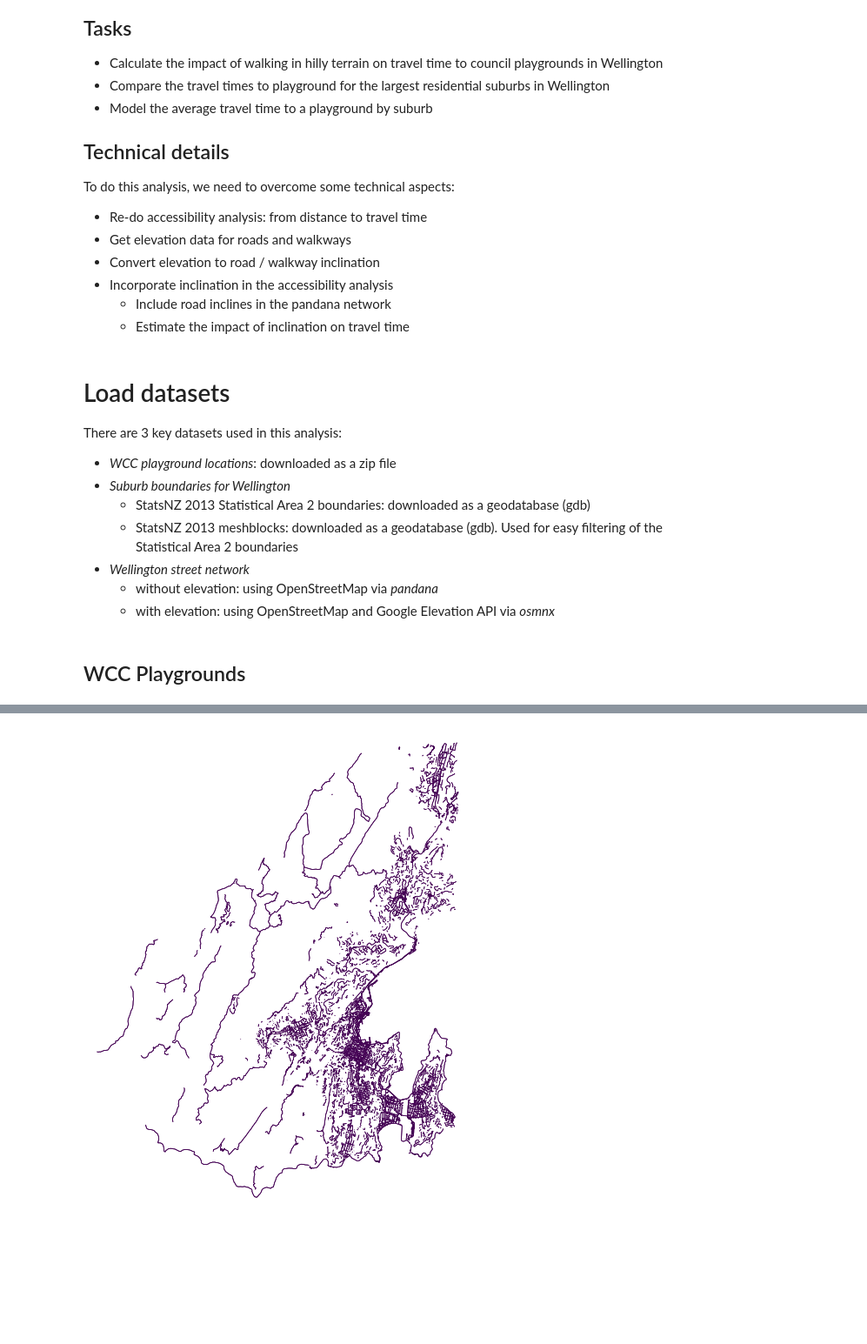
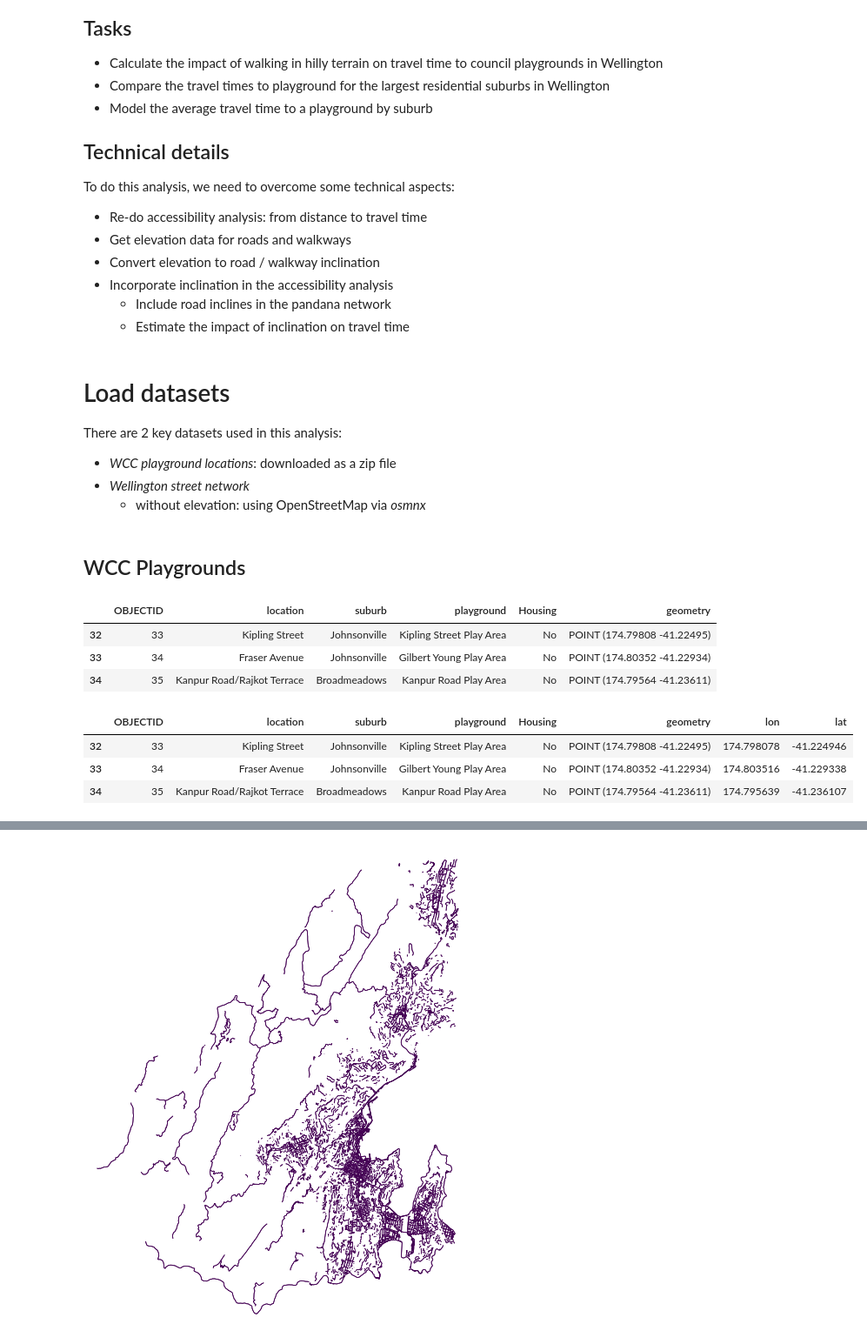
Before and after one commit to shriv/maptime-jul21, a Jupyter notebook: Walking to the park on a computer.ipynb, the cells around one changed output, grey strips where cells are left out. Shown at 87% size. Cells and saved outputs as stored; diff of their text form; code cells hidden in the pictures; blank space fills up the shorter version.

```diff
--- a/Walking to the park on a computer.ipynb
+++ b/Walking to the park on a computer.ipynb
@@ -66,18 +64,26 @@ mean_lon = np.mean([west, east])
 # %% [markdown]
 # Load datasets
 
-There are 3 key datasets used in this analysis:
+There are 2 key datasets used in this analysis:
 - *WCC playground locations*: downloaded as a zip file
-- *Suburb boundaries for Wellington*
-    - StatsNZ 2013 Statistical Area 2 boundaries: downloaded as a geodatabase (gdb)
-    - StatsNZ 2013 meshblocks: downloaded  as a geodatabase (gdb). Used for easy filtering of the Statistical Area 2 boundaries
 - *Wellington street network*
-    - without elevation: using OpenStreetMap via *pandana*
-    - with elevation: using OpenStreetMap and Google Elevation API via *osmnx*
+    - without elevation: using OpenStreetMap via *osmnx*
 # %% [markdown]
 ## WCC Playgrounds
+# %%
+wcc_playgrounds = geopandas.read_file('zip://./data/WCC_Playgrounds.zip')
+wcc_playgrounds.iloc[32:35]
+# %% [output]
+|  | OBJECTID | location | suburb | playground | Housing | geometry |
+| 32 | 33 | Kipling Street | Johnsonville | Kipling Street Play Area | No | POINT (174.79808 -41.22495) |
+| 33 | 34 | Fraser Avenue | Johnsonville | Gilbert Young Play Area | No | POINT (174.80352 -41.22934) |
+| 34 | 35 | Kanpur Road/Rajkot Terrace | Broadmeadows | Kanpur Road Play Area | No | POINT (174.79564 -41.23611) |
 # %%
-wcc_playgrounds = geopandas.read_file('zip://./data/WCC_Playgrounds.zip')
 wcc_playgrounds['lon'] = wcc_playgrounds['geometry'].apply(lambda p: p.x)
 wcc_playgrounds['lat'] = wcc_playgrounds['geometry'].apply(lambda p: p.y)
-wcc_playgrounds = wcc_playgrounds.to_crs(epsg=4167)
+wcc_playgrounds.iloc[32:35]
+# %% [output]
+|  | OBJECTID | location | suburb | playground | Housing | geometry | lon | lat |
+| 32 | 33 | Kipling Street | Johnsonville | Kipling Street Play Area | No | POINT (174.79808 -41.22495) | 174.798078 | -41.224946 |
+| 33 | 34 | Fraser Avenue | Johnsonville | Gilbert Young Play Area | No | POINT (174.80352 -41.22934) | 174.803516 | -41.229338 |
+| 34 | 35 | Kanpur Road/Rajkot Terrace | Broadmeadows | Kanpur Road Play Area | No | POINT (174.79564 -41.23611) | 174.795639 | -41.236107 |
```
Also changed, not shown: parts of 18 cells of this notebook.
